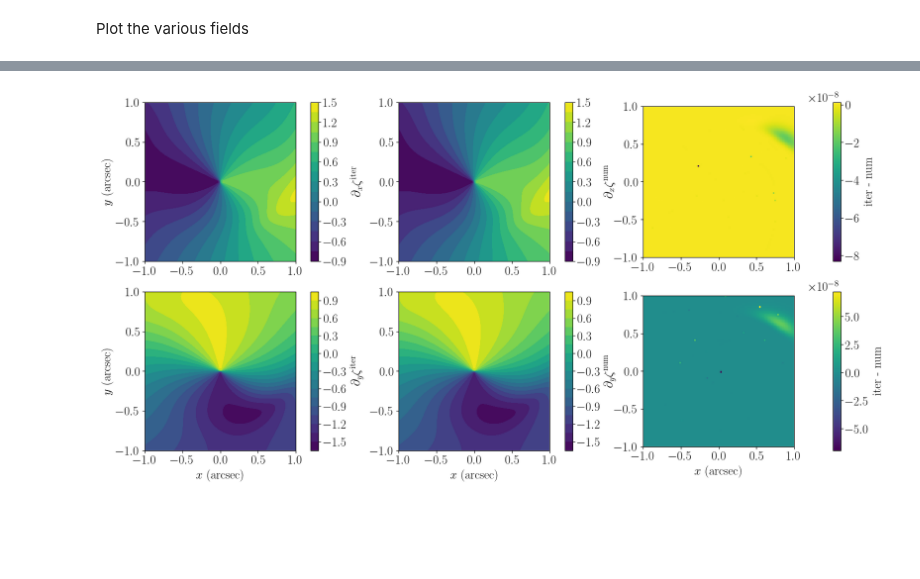
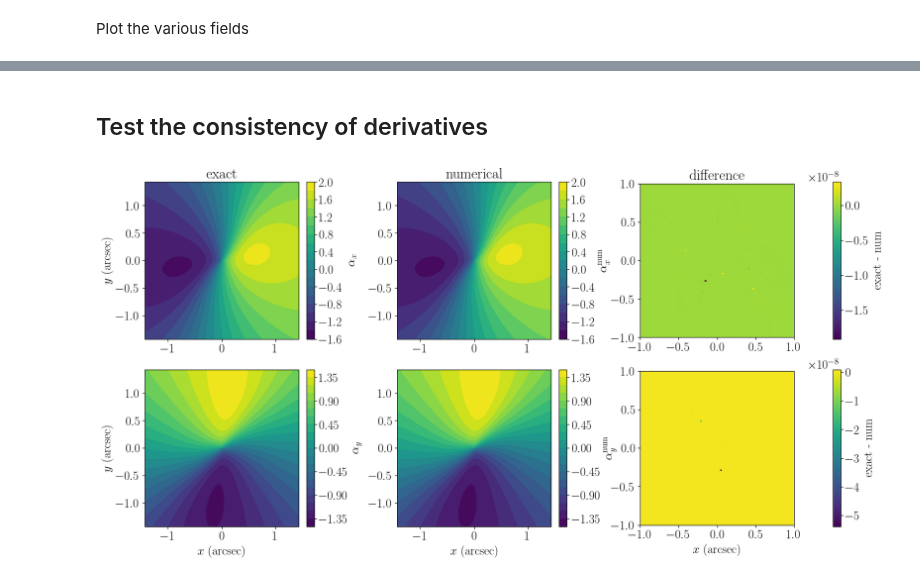
Before and after one commit to ELROND-project/nazgul, a Jupyter notebook: src/nazgul/output_analysis/ellipticity gradient/generalised_elliptical_model.ipynb, the cells around one changed output, grey strips where cells are left out. Cells and saved outputs as stored; diff of their text form; code cells hidden in the pictures; blank space fills up the shorter version.

```diff
--- a/src/nazgul/output_analysis/ellipticity gradient/generalised_elliptical_model.ipynb
+++ b/src/nazgul/output_analysis/ellipticity gradient/generalised_elliptical_model.ipynb
@@ -1456,34 +864,2 @@ zeta_y_num = res.df
-# %%
-fig, axes = plt.subplots(2, 3, figsize=(16, 4*2), layout="constrained")
-
-grad_zeta_num = [zeta_x_num, zeta_y_num]
-labels = [[r'$\partial_x\zeta^{\rm iter}$', r'$\partial_x\zeta^{\rm num}$', r'iter - num'],
-          [r'$\partial_y\zeta^{\rm iter}$', r'$\partial_y\zeta^{\rm num}$', r'iter - num']]
-
-for i, zeta_i in enumerate([zeta_x, zeta_y]):
-
-    zeta_i_num = grad_zeta_num[i]
-    diff = zeta_i - zeta_i_num
-
-    ax = axes[i, 0]
-    contours = ax.contourf(X, Y, zeta_i, levels=20)
-    fig.colorbar(contours, ax=ax, label=labels[i][0])
-
-    ax = axes[i, 1]
-    contours = ax.contourf(X, Y, zeta_i_num, levels=20)
-    fig.colorbar(contours, ax=ax, label=labels[i][1])
-
-    ax = axes[i, 2]
-    im = ax.imshow(diff, extent=(-1, 1, -1, 1))
-    fig.colorbar(im, ax=ax, label=labels[i][2])
-
-for i in range(2):
-    axes[i, 0].set_ylabel(r"$y$ (arcsec)")
-
-for j in range(3):
-    axes[1, j].set_xlabel(r"$x$ (arcsec)")
-
-
-plt.show();
-# %% [output]
-[figure, removed]
+# %% [markdown]
+## Test the consistency of derivatives
@@ -1489,0 +897,39 @@ plt.show();
+# %%
+# consistency of the first derivatives
+
+fig, axes = plt.subplots(2, 3, figsize=(16, 4*2), layout="constrained")
+
+alpha_num = [alpha_x_num, alpha_y_num]
+labels = [[r'$\alpha_x$', r'$\alpha_x^{\rm num}$', r'exact - num'],
+          [r'$\alpha_y$', r'$\alpha_y^{\rm num}$', r'exact - num']]
+
+for i, alpha_i in enumerate([alpha_x, alpha_y]):
+
+    alpha_i_num = alpha_num[i]
+    diff = alpha_i - alpha_i_num
+
+    ax = axes[i, 0]
+    contours = ax.contourf(X, Y, alpha_i, levels=20)
+    fig.colorbar(contours, ax=ax, label=labels[i][0])
+
+    ax = axes[i, 1]
+    contours = ax.contourf(X, Y, alpha_i_num, levels=20)
+    fig.colorbar(contours, ax=ax, label=labels[i][1])
+
+    ax = axes[i, 2]
+    im = ax.imshow(diff, extent=(-1, 1, -1, 1))
+    fig.colorbar(im, ax=ax, label=labels[i][2])
+
+for i in range(2):
+    axes[i, 0].set_ylabel(r"$y$ (arcsec)")
+
+for j in range(3):
+    axes[1, j].set_xlabel(r"$x$ (arcsec)")
+
+axes[0, 0].set_title(r"exact")
+axes[0, 1].set_title(r"numerical")
+axes[0, 2].set_title(r"difference")
+
+plt.show();
+# %% [output]
+[figure, added]
```
Also changed, not shown: parts of 51 cells of this notebook, 2 other files.
